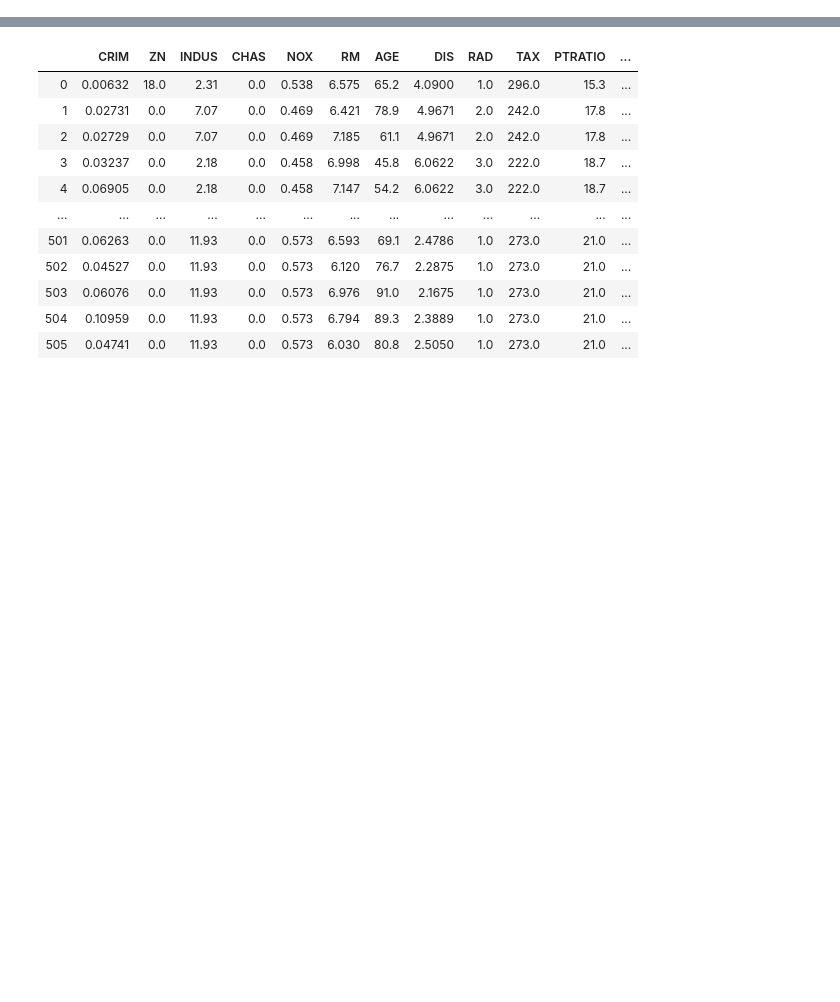
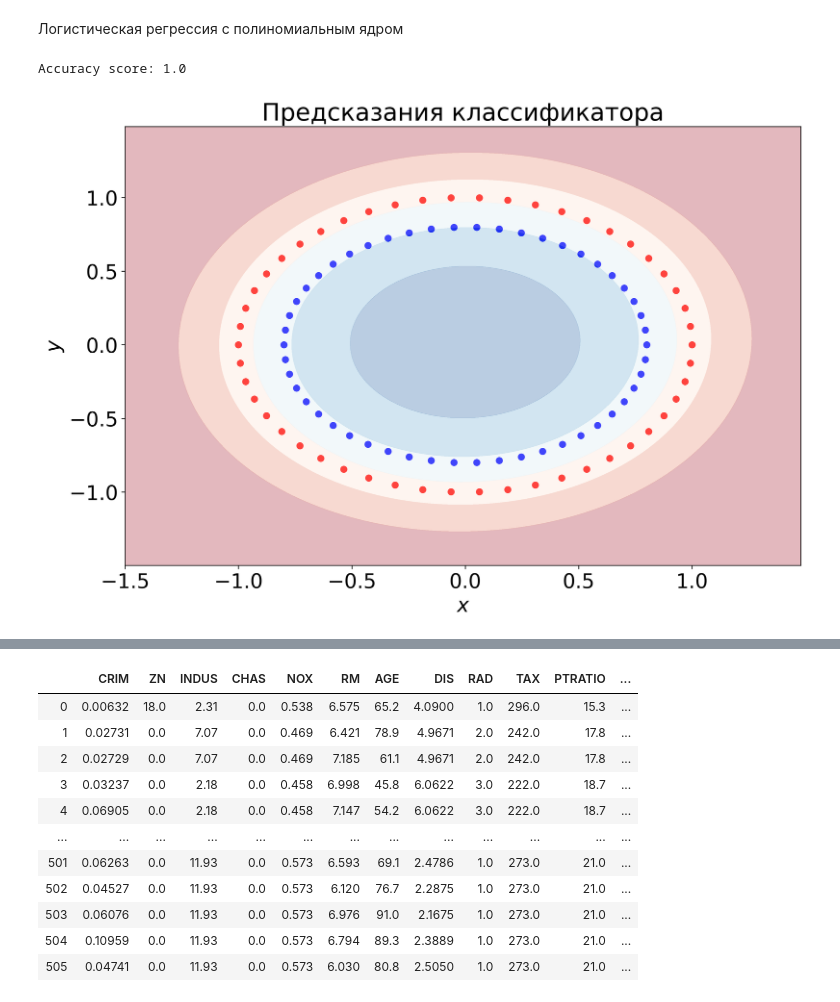
Before and after one commit to pilot7747/kernel_trick, a Jupyter notebook: test.ipynb, the cells around one changed output, grey strips where cells are left out. Saved outputs shown, nothing was run; the diff lists cells and outputs as text; code cells hidden in the pictures; blank space fills up the shorter version.

```diff
--- a/test.ipynb
+++ b/test.ipynb
@@ -19,0 +39,17 @@ from catboost import CatBoostRegressor
+# %% [markdown]
+Логистическая регрессия с полиномиальным ядром
+# %%
+log_reg = LogisticRegression()
+train = pd.DataFrame({'x': circles[0].T[0], 'y': circles[0].T[1]})
+transformer = kernel_trick.KernelTrick()
+
+train = transformer.transform(train)
+X_train, X_test, y_train, y_test = train_test_split(train, circles[1])
+log_reg.fit(X_train, y_train)
+
+print('Accuracy score: {}'.format(str(metrics.accuracy_score(log_reg.predict(X_test), y_test))))
+
+kernel_trick.draw_classification(circles[0], circles[1], model=log_reg, transformer=transformer)
+# %% [output]
+Accuracy score: 1.0
+[figure, added]
```
Also changed, not shown: parts of 24 cells of this notebook, 3 other files.
